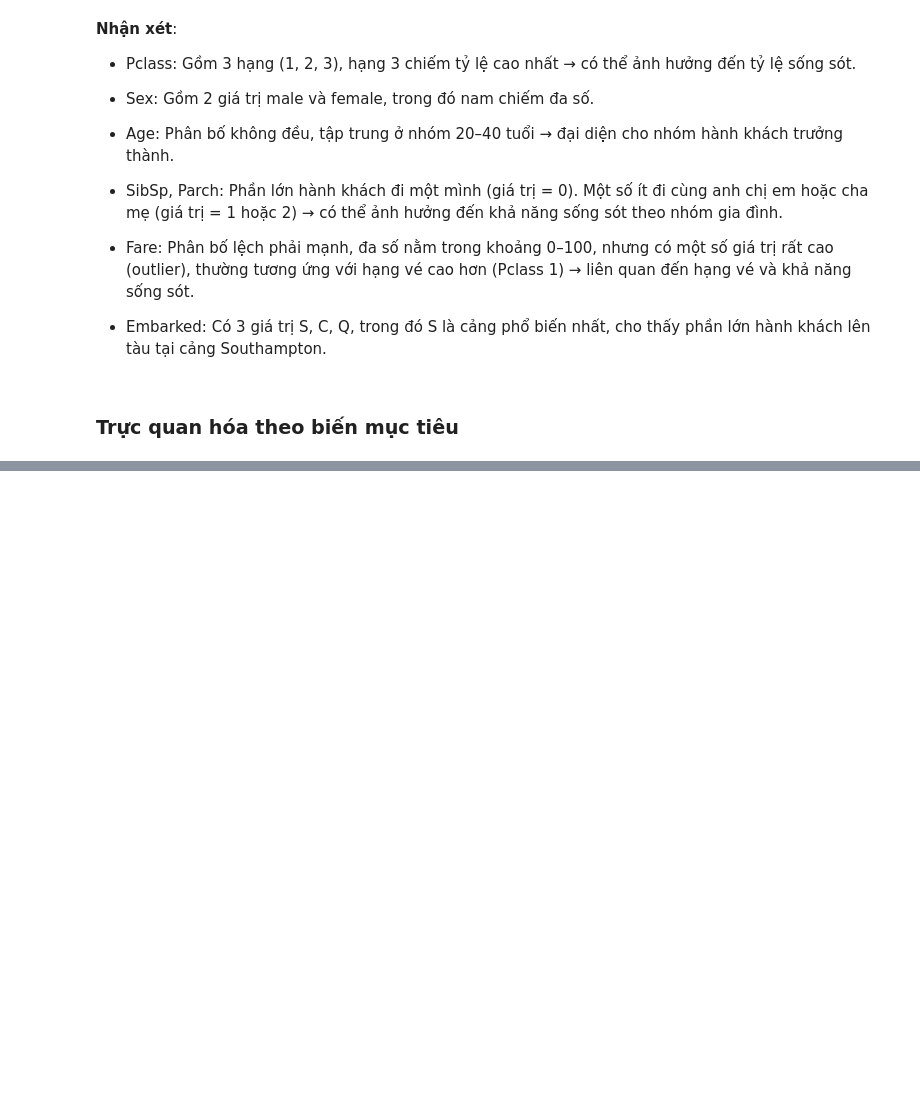
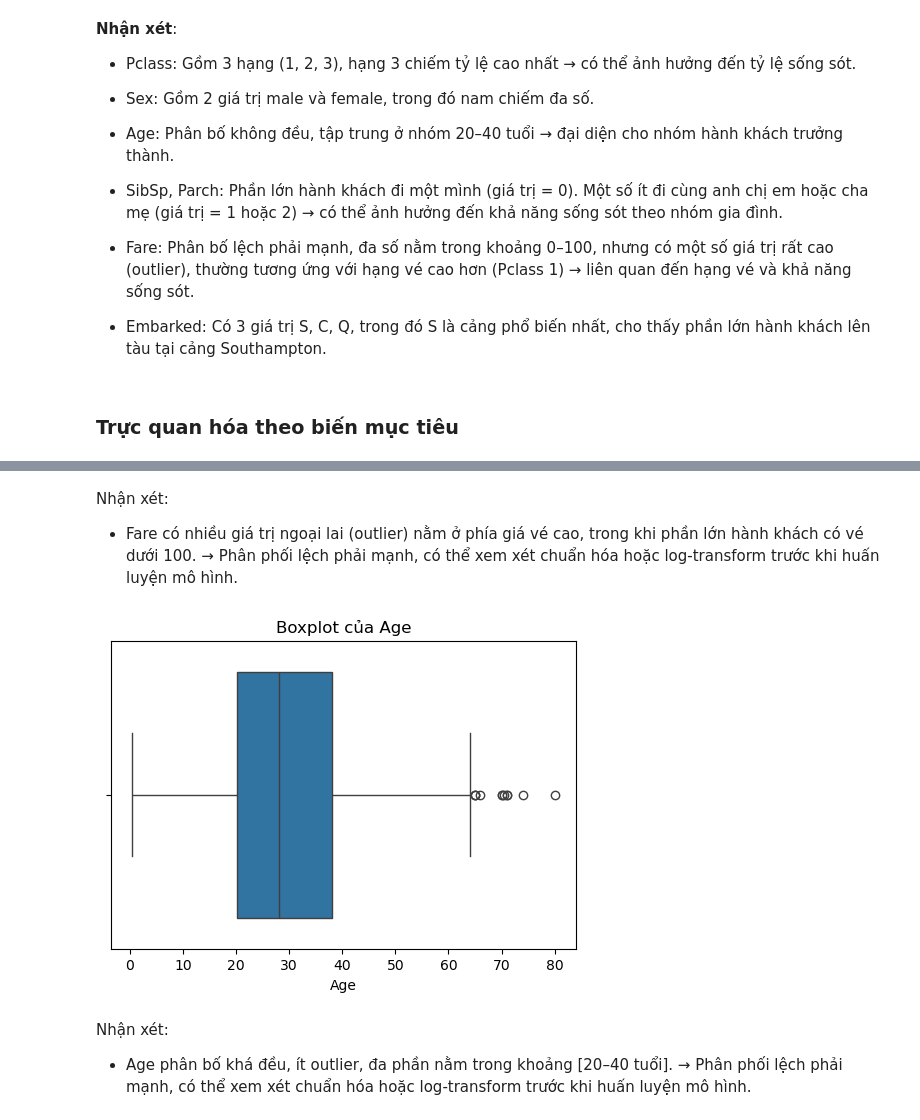
Before and after one commit to bibo0610/sgu25_ml_group, a Jupyter notebook: eda/eda01.ipynb, the cells around one changed output, grey strips where cells are left out. Drawn from its saved outputs; the diff is of its cells as text; code cells hidden in the pictures; blank space fills up the shorter version.

```diff
--- a/eda/eda01.ipynb
+++ b/eda/eda01.ipynb
@@ -335,0 +360,14 @@ for cols in categorical_cols:
+# %% [markdown]
+Nhận xét:
+- Fare có nhiều giá trị ngoại lai (outlier) nằm ở phía giá vé cao, trong khi phần lớn hành khách có vé dưới 100.
+→ Phân phối lệch phải mạnh, có thể xem xét chuẩn hóa hoặc log-transform trước khi huấn luyện mô hình.
+# %%
+plt.figure(figsize=(6,4))
+sns.boxplot(x=df_train["Age"])
+plt.title("Boxplot của Age")
+plt.show()
+# %% [output]
+[figure, added]
+# %% [markdown]
+Nhận xét:
+- Age phân bố khá đều, ít outlier, đa phần nằm trong khoảng [20–40 tuổi]. → Phân phối lệch phải mạnh, có thể xem xét chuẩn hóa hoặc log-transform trước khi huấn luyện mô hình.
```
Also changed, not shown: parts of 17 cells of this notebook.
